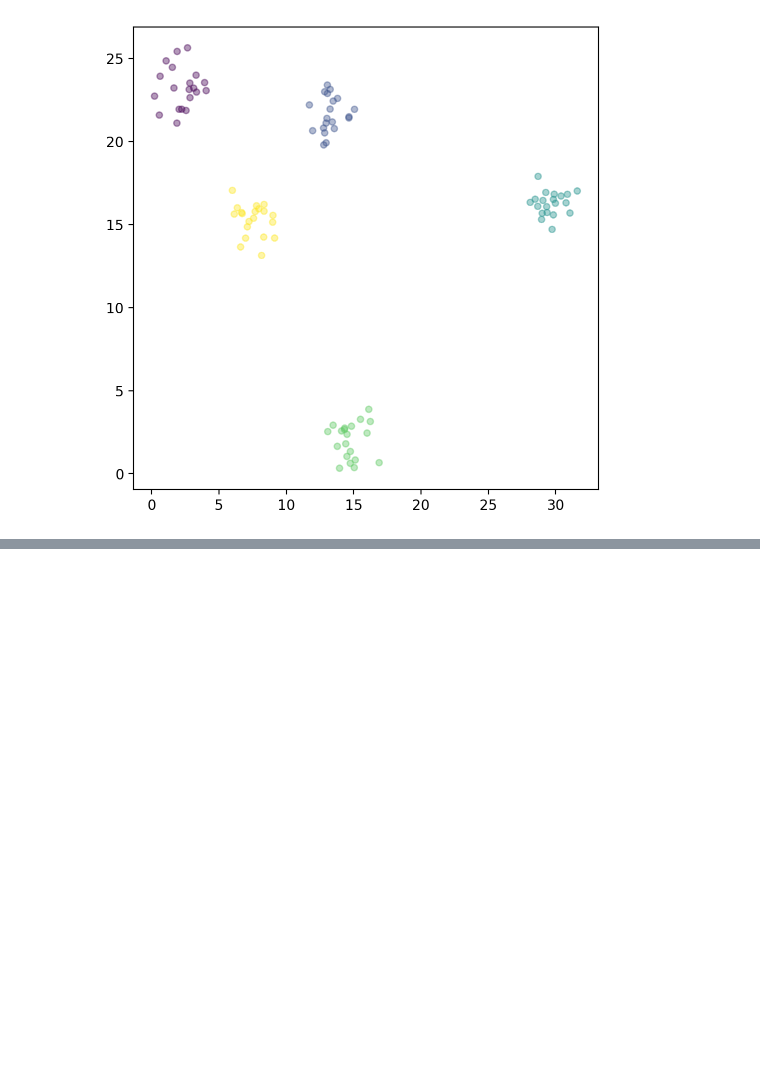
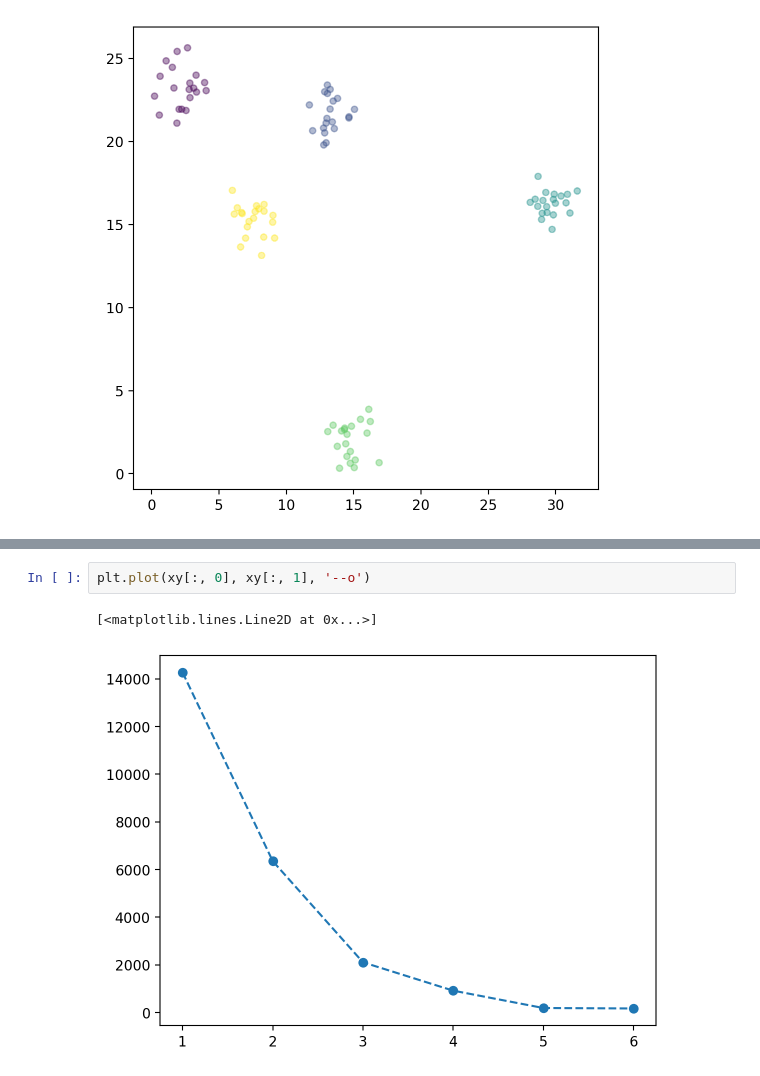
Before and after one commit to pNatTueku/ml_learning_with_ajprasertcbs, a Jupyter notebook: notebooks/kmeans_clustering_optimum_number_of_cluster.ipynb, the cells around one changed output, grey strips where cells are left out. Cells and saved outputs as stored; diff of their text form; blank space fills up the shorter version.

```diff
--- a/notebooks/kmeans_clustering_optimum_number_of_cluster.ipynb
+++ b/notebooks/kmeans_clustering_optimum_number_of_cluster.ipynb
@@ -64,0 +136,5 @@ plt.scatter(X[:, 0], X[:, 1], s = 20, c = y, alpha = .4)
+# %%
+plt.plot(xy[:, 0], xy[:, 1], '--o')
+# %% [output]
+[<matplotlib.lines.Line2D at 0x...>]
+[figure, added]
```
Also changed, not shown: parts of 13 cells of this notebook.
